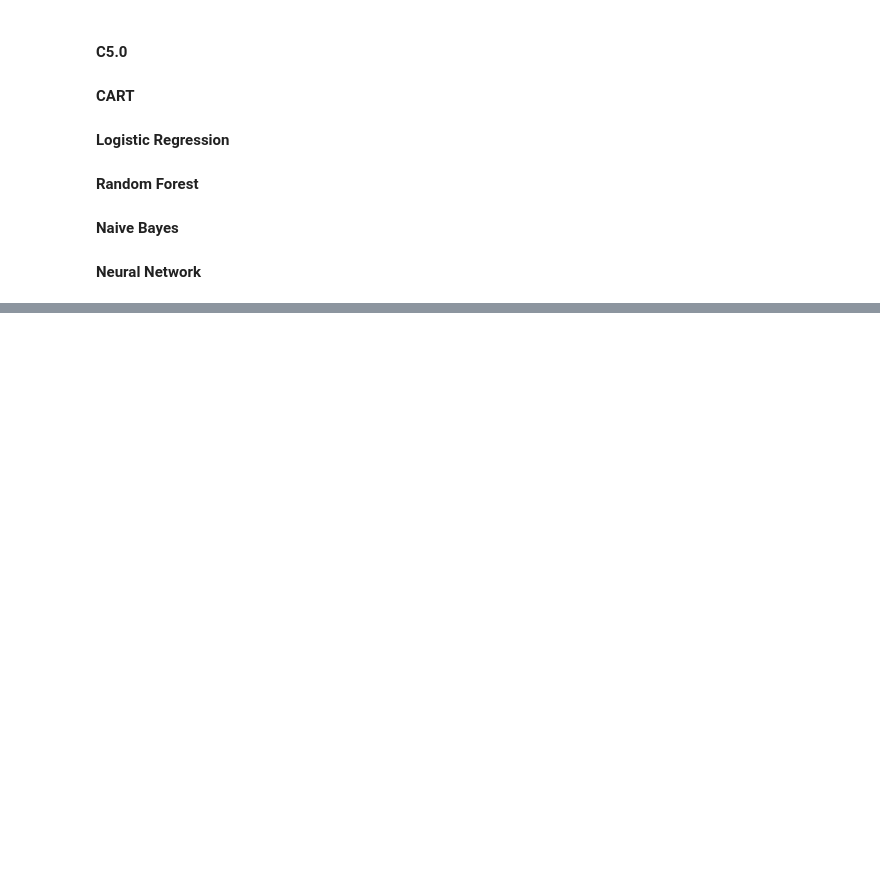
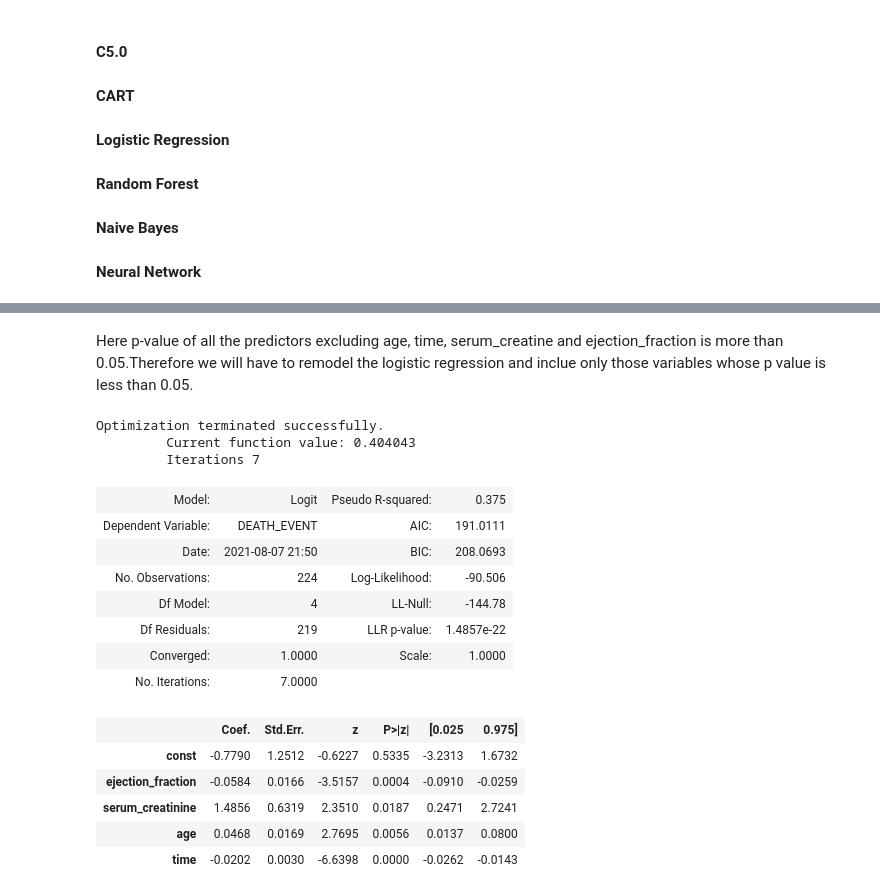
Before and after one commit to seantorres/ADS502FinalProject, a Jupyter notebook: ADS502_Final_Project.ipynb, the cells around one changed output, grey strips where cells are left out. Saved outputs shown, nothing was run; the diff lists cells and outputs as text; code cells hidden in the pictures; blank space fills up the shorter version.

```diff
--- a/ADS502_Final_Project.ipynb
+++ b/ADS502_Final_Project.ipynb
@@ -464,0 +636,29 @@ This shows the proportion of target variable is 24% (death events), no resamplin
+# %% [markdown]
+Here p-value of all the predictors excluding age, time, serum_creatine and  ejection_fraction is more than 0.05.Therefore we will have to remodel the logistic regression and inclue only those variables whose p value is less than 0.05.
+# %%
+#remodeling logistic regression
+
+X_remodel = pd.DataFrame(heart_train[['ejection_fraction','serum_creatinine','age', 'time']])
+X_remodel = sm.add_constant(X_remodel)
+y_remodel = pd.DataFrame(heart_train[['DEATH_EVENT']])
+
+log_reg = sm.Logit(y_remodel, X_remodel).fit()
+log_reg.summary2()
+# %% [output]
+Optimization terminated successfully.
+         Current function value: 0.404043
+         Iterations 7
+| Model: | Logit | Pseudo R-squared: | 0.375 |
+| Dependent Variable: | DEATH_EVENT | AIC: | 191.0111 |
+| Date: | 2021-08-07 21:50 | BIC: | 208.0693 |
+| No. Observations: | 224 | Log-Likelihood: | -90.506 |
+| Df Model: | 4 | LL-Null: | -144.78 |
+| Df Residuals: | 219 | LLR p-value: | 1.4857e-22 |
+| Converged: | 1.0000 | Scale: | 1.0000 |
+| No. Iterations: | 7.0000 |  |  |
+|  | Coef. | Std.Err. | z | P>|z| | [0.025 | 0.975] |
+| const | -0.7790 | 1.2512 | -0.6227 | 0.5335 | -3.2313 | 1.6732 |
+| ejection_fraction | -0.0584 | 0.0166 | -3.5157 | 0.0004 | -0.0910 | -0.0259 |
+| serum_creatinine | 1.4856 | 0.6319 | 2.3510 | 0.0187 | 0.2471 | 2.7241 |
+| age | 0.0468 | 0.0169 | 2.7695 | 0.0056 | 0.0137 | 0.0800 |
+| time | -0.0202 | 0.0030 | -6.6398 | 0.0000 | -0.0262 | -0.0143 |
```
Also changed, not shown: parts of 22 cells of this notebook.
